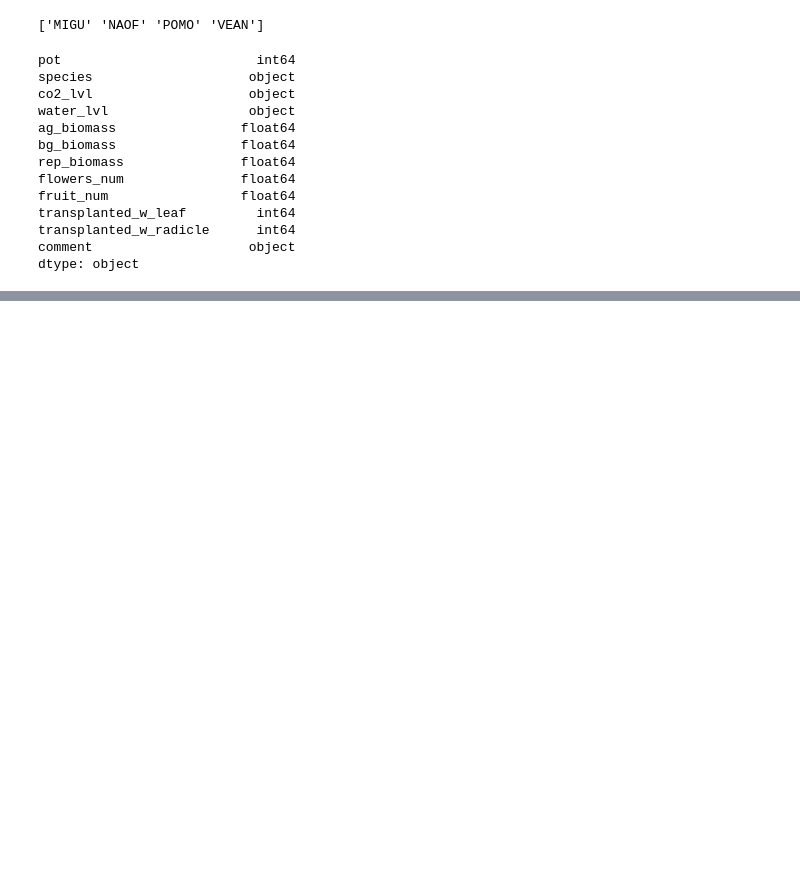
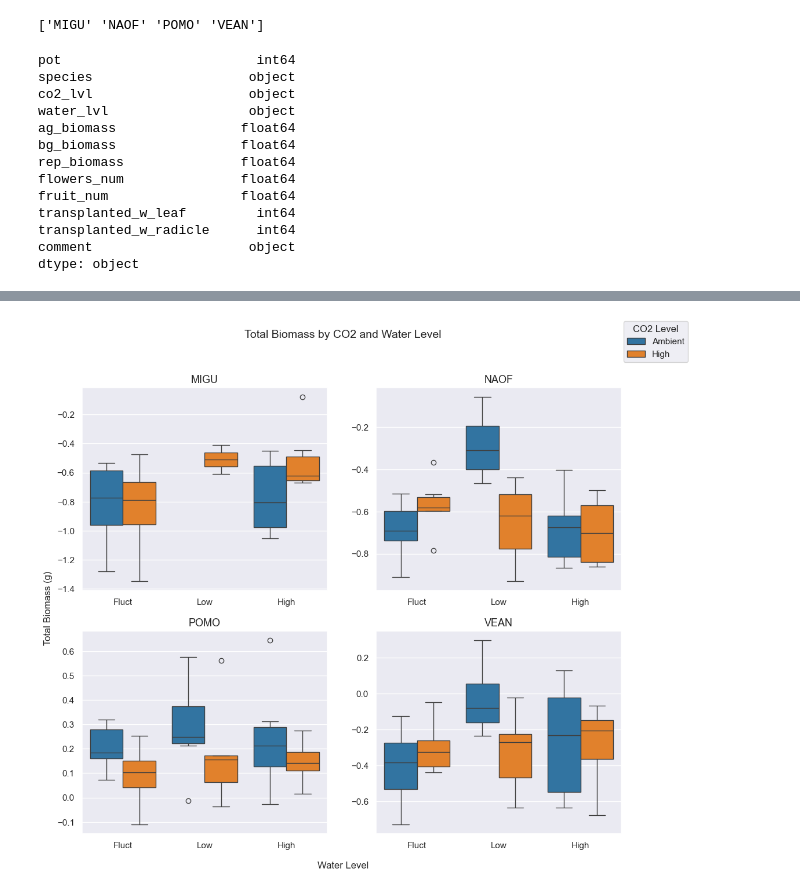
Before and after one commit to sfarinas3/co2_growth_experiment, a Jupyter notebook: eda_and_data_processing.ipynb, the cells around one changed output, grey strips where cells are left out. Saved outputs shown, nothing was run; the diff lists cells and outputs as text; code cells hidden in the pictures; blank space fills up the shorter version.

```diff
--- a/eda_and_data_processing.ipynb
+++ b/eda_and_data_processing.ipynb
@@ -168,0 +185,40 @@ sn.boxplot(data=dfht, x='water_lvl', y='total_biomass', hue='co2_lvl')
+# %%
+def plot_multiple_boxplots(df, by, x, y, hue, subplots = {'nrows':1, 'ncols':2, 'figsize':(None,None)},palette=None,
+                           order=['Fluct','Low','High'],
+                           xlabel=None,ylabel=None,legend_title=None,suptitle=None,fig_save_path=None):
+    df = df.dropna(subset=[y])
+    df['total_biomass'] = np.log10(df['total_biomass'])
+    by_labels = df[by].unique()
+    fig, axes = plt.subplots(**subplots)
+    cnt = 0
+    while cnt < len(by_labels):
+        for irow in range(subplots['nrows']):
+            for icol in range(subplots['ncols']):
+                label = by_labels[cnt]
+                dftmp = df[df[by] == label]
+                axi = axes[irow,icol]
+                sn.boxplot(data = dftmp, x=x, y=y, hue=hue, ax = axi, order=order,
+                           palette=palette)
+                axi.set_title(label, fontsize = 13)
+                axi.set_xlabel('')
+                axi.set_ylabel('')
+                axi.get_legend().remove()
+                cnt = cnt+1
+                handles, labels = axi.get_legend_handles_labels()
+    fig.suptitle(suptitle, fontsize=14)
+    fig.legend(handles, labels, loc='upper right', title=legend_title)
+    fig.text(0.5, 0.05, xlabel, ha='center', fontsize = 12)
+    fig.text(0.07, 0.5, ylabel, va='center', rotation='vertical', fontsize = 12)
+    if fig_save_path != None:
+        plt.savefig(fig_save_path)
+    plt.show()
+# %%
+#Look at biomass broken out by species
+plot_multiple_boxplots(df, by = 'species', x = 'water_lvl', y = 'total_biomass',
+                           hue = 'co2_cat', subplots = {'nrows':2, 'ncols':2, 'figsize':(12,10)},
+                           palette=['tab:blue','tab:orange'],
+                           xlabel='Water Level', ylabel='Total Biomass (g)',legend_title='CO2 Level',
+                           suptitle='Total Biomass by CO2 and Water Level',
+                           fig_save_path='figures/herbs_total_biomass_by_co2_by_water_lvl.png')
+# %% [output]
+[figure, added]
```
Also changed, not shown: parts of 30 cells of this notebook, 39 other files.
